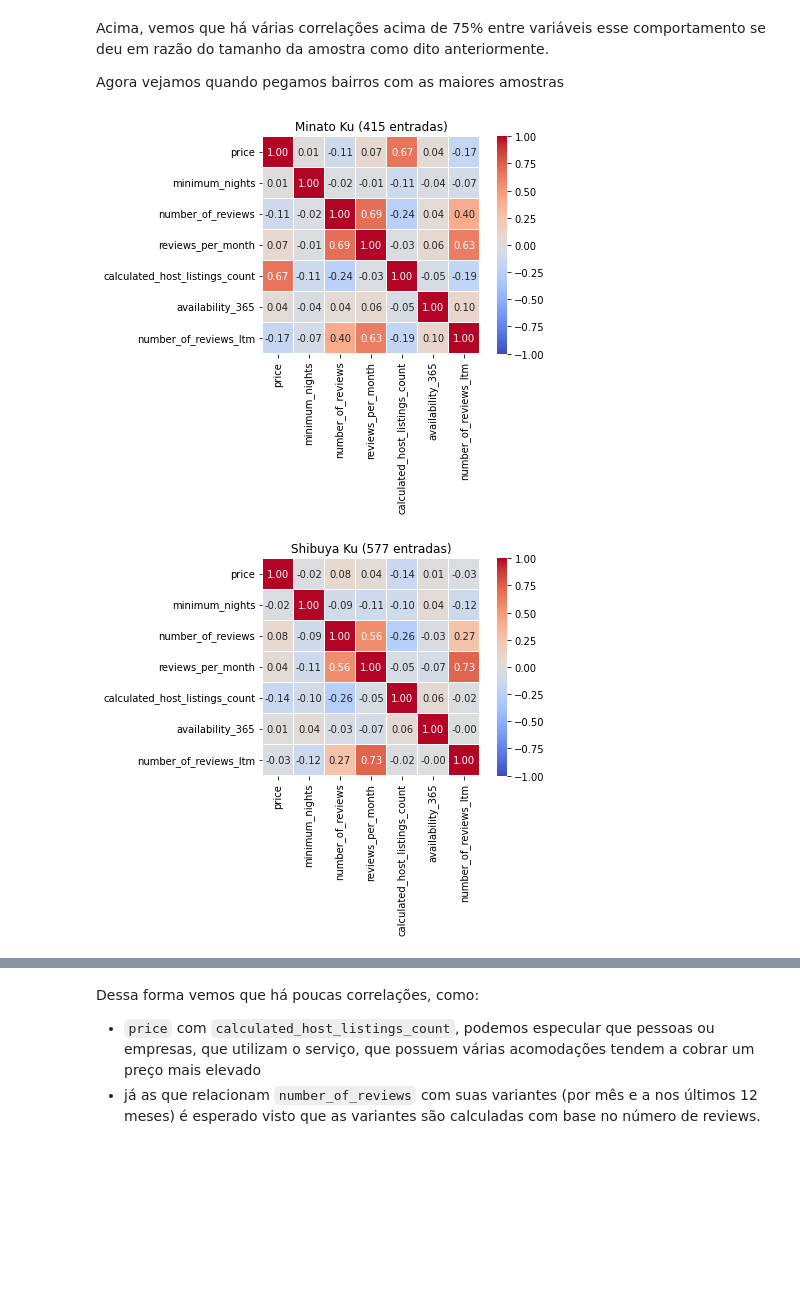
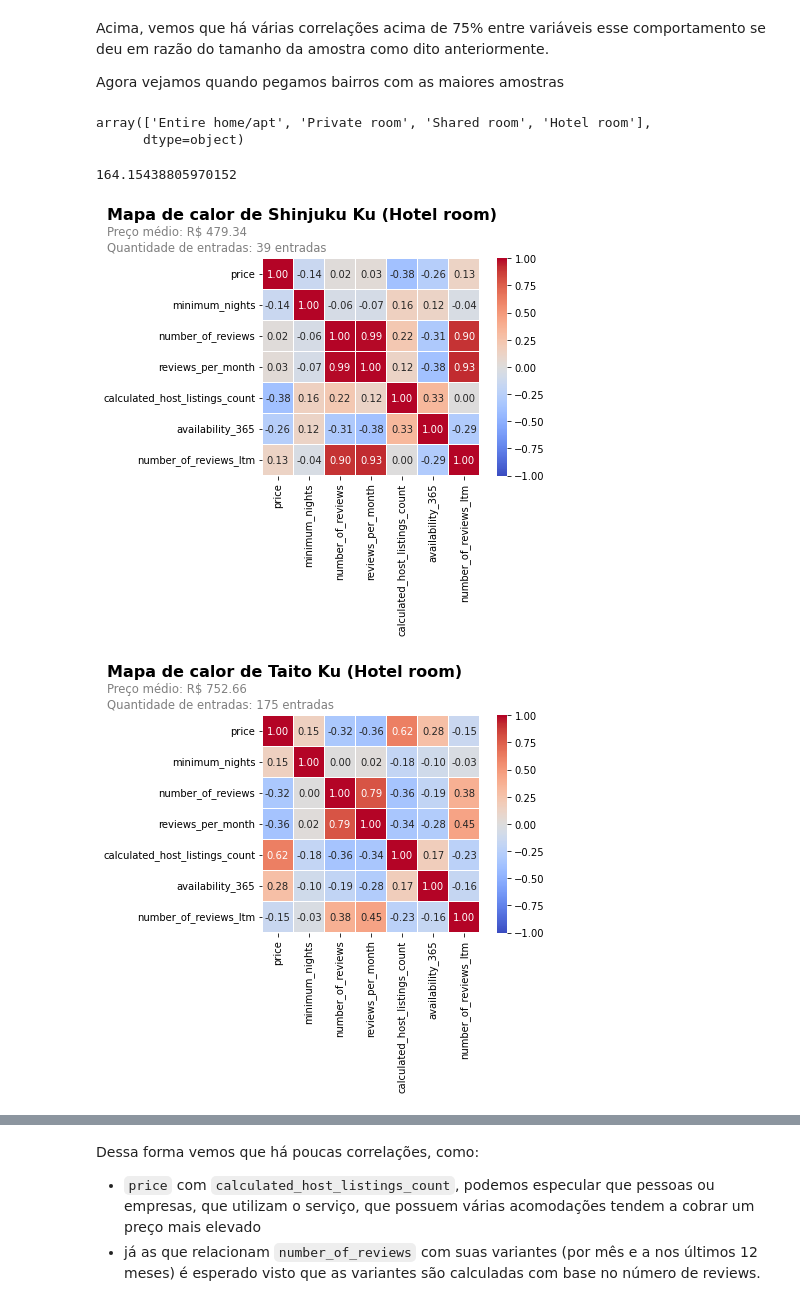
Before and after one commit to douglascdsantos/data_science, a Jupyter notebook: projetos/analisando_os_dados_do_airbnb_(tokyo)/notebook/Analisando_os_Dados_do_Airbnb_(Tokyo).ipynb, the cells around one changed output, grey strips where cells are left out. Cells and saved outputs as stored; diff of their text form; code cells hidden in the pictures; blank space fills up the shorter version.

```diff
--- a/projetos/analisando_os_dados_do_airbnb_(tokyo)/notebook/Analisando_os_Dados_do_Airbnb_(Tokyo).ipynb
+++ b/projetos/analisando_os_dados_do_airbnb_(tokyo)/notebook/Analisando_os_Dados_do_Airbnb_(Tokyo).ipynb
@@ -373,9 +449,21 @@ Acima, vemos que o bairro com média de preço mais cara é *Komae Shi* seguida
 Respondendo o insight da questão anterior vamos ver a matriz de correlação dos 3 bairros com menor número de entradas dentre o nosso top 10 em `price`:
 # %%
 # correlação dos TOP 3 bairros mais caros
-for bairro in price.head(10).sort_values(by = 'entradas').iloc[0:3].index:
+for bairro in price.sort_values(by = 'preço médio', ascending = False).iloc[0:3].index:
   corr = df_clean.query('neighbourhood == @bairro')[['price', 'minimum_nights', 'number_of_reviews', 'last_review','reviews_per_month', 'calculated_host_listings_count','availability_365', 'number_of_reviews_ltm']].corr()
   sns.heatmap(corr, cmap = 'coolwarm', fmt='.2f', square=True, linewidths = 0.1, linecolor='white',annot=True, vmin=-1, vmax=1);
-  plt.title(f'{bairro} ({price.loc[bairro,"entradas"]} entradas)')
+  plt.text(-5,-1.25,
+           f'Mapa de calor de {bairro}',
+           fontsize = 16,
+           color = 'black',
+           weight = 'bold')
+  plt.text(-5,-0.75,
+           f'Preço médio: R$ {price.loc[bairro,"preço médio"]:0.2f}',
+           fontsize = 11.6,
+           color = 'gray');
+  plt.text(-5,-0.25,
+           f'Quantidade de entradas: {price.loc[bairro,"entradas"]} entradas',
+           fontsize = 11.6,
+           color = 'gray');
   plt.show()
 # %% [output]
@@ -386,13 +474,37 @@ for bairro in price.head(10).sort_values(by = 'entradas').iloc[0:3].index:
 Acima, vemos que há várias correlações acima de 75% entre variáveis esse comportamento se deu em razão do tamanho da amostra como dito anteriormente.
 
 Agora vejamos quando pegamos bairros com as maiores amostras
+# %%
+df_clean['room_type'].unique()
+# %% [output]
+array(['Entire home/apt', 'Private room', 'Shared room', 'Hotel room'],
+      dtype=object)
+# %%
+df_clean.query('neighbourhood == @bairro and room_type == "Shared room"')['price'].mean()
+# %% [output]
+164.15438805970152
 # %%
 # correlação dos TOP 3 com maior quantidade de entradas
-for bairro in price.head(10).sort_values(by = 'entradas').iloc[7:11].index:
-  corr = df_clean.query('neighbourhood == @bairro')[['price', 'minimum_nights', 'number_of_reviews', 'last_review','reviews_per_month', 'calculated_host_listings_count','availability_365', 'number_of_reviews_ltm']].corr()
+
+for bairro in price.sort_values(by = 'entradas',ascending=False).iloc[0:3].index:
+  corr = df_clean.query('neighbourhood == @bairro and room_type == "Hotel room"')[['price', 'minimum_nights', 'number_of_reviews', 'last_review','reviews_per_month', 'calculated_host_listings_count','availability_365', 'number_of_reviews_ltm']].corr()
   sns.heatmap(corr, cmap = 'coolwarm', fmt='.2f', square=True, linewidths = 0.1, linecolor='white',annot=True, vmin=-1, vmax=1);
-  plt.title(f'{bairro} ({price.loc[bairro,"entradas"]} entradas)')
+  plt.text(-5,-1.25,
+           f'Mapa de calor de {bairro} (Hotel room)',
+           fontsize = 16,
+           color = 'black',
+           weight = 'bold')
+  preco = df_clean.query('neighbourhood == @bairro and room_type == "Hotel room"')['price'].mean()
+  plt.text(-5,-0.75,
+           f'Preço médio: R$ {preco:0.2f}',
+           fontsize = 11.6,
+           color = 'gray');
+  entradas = df_clean.query('neighbourhood == @bairro and room_type == "Hotel room"').shape[0]
+  plt.text(-5,-0.25,
+           f'Quantidade de entradas: {entradas} entradas',
+           fontsize = 11.6,
+           color = 'gray');
   plt.show()
 # %% [output]
-[figure, old version]
+[figure, new version]
-[figure, old version]
+[figure, new version]
```
Also changed, not shown: parts of 8 cells of this notebook.
